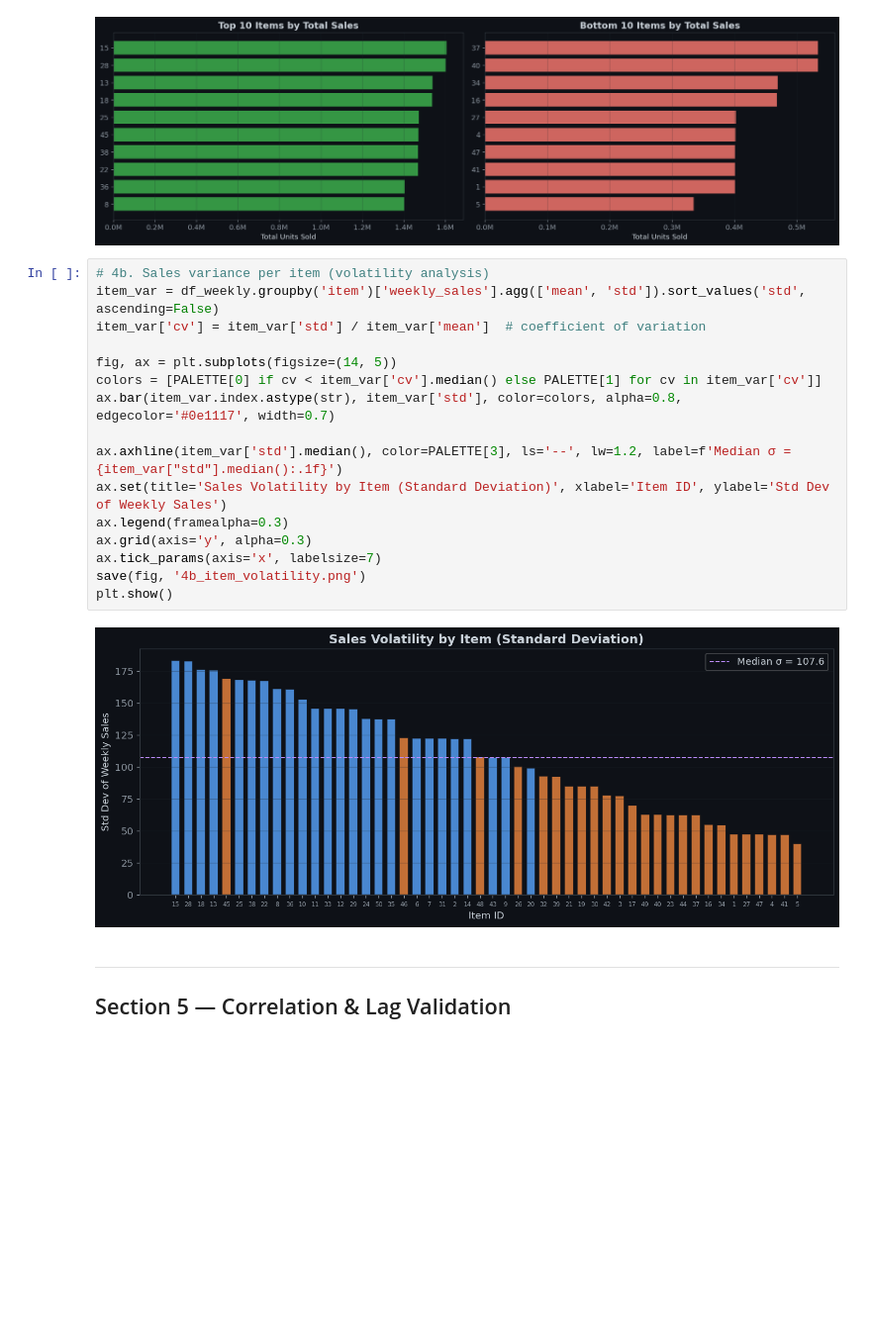
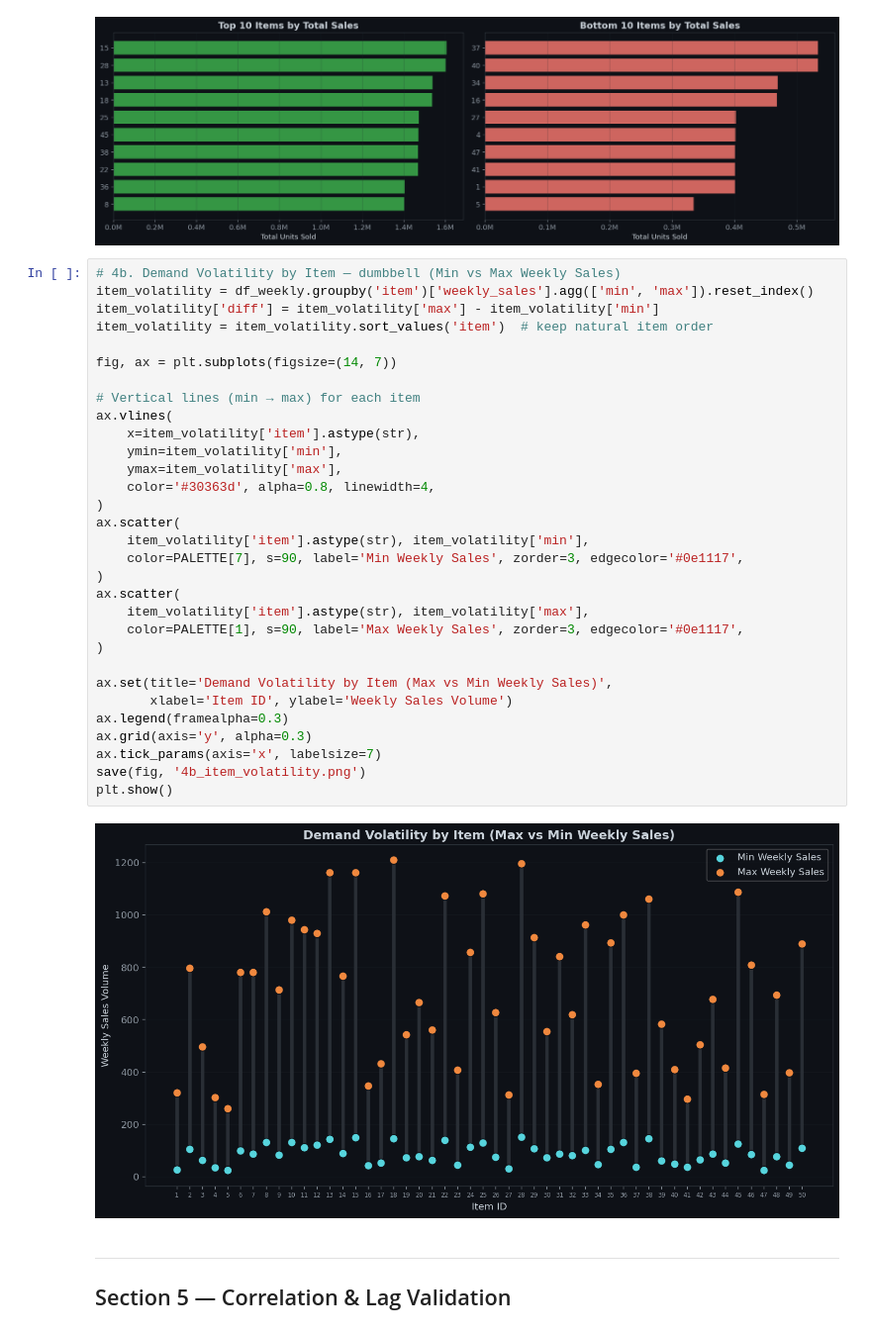
Before and after one commit to AhmedMohamady1/ecommerce-demand-forecasting, a Jupyter notebook: notebooks/01_eda.ipynb, the cells around one changed output. Shown at 99% size. Drawn from its saved outputs; the diff is of its cells as text; blank space fills up the shorter version.

Commit message:
refactor: cleanup EDA notebooks and organize purchase analysis plots

```diff
--- a/notebooks/01_eda.ipynb
+++ b/notebooks/01_eda.ipynb
@@ -277,23 +314,38 @@ plt.show()
 # %% [output]
 [figure]
 # %%
-# 4b. Sales variance per item (volatility analysis)
-item_var = df_weekly.groupby('item')['weekly_sales'].agg(['mean', 'std']).sort_values('std', ascending=False)
-item_var['cv'] = item_var['std'] / item_var['mean']  # coefficient of variation
+# 4b. Demand Volatility by Item — dumbbell (Min vs Max Weekly Sales)
+item_volatility = df_weekly.groupby('item')['weekly_sales'].agg(['min', 'max']).reset_index()
+item_volatility['diff'] = item_volatility['max'] - item_volatility['min']
+item_volatility = item_volatility.sort_values('item')  # keep natural item order
 
-fig, ax = plt.subplots(figsize=(14, 5))
-colors = [PALETTE[0] if cv < item_var['cv'].median() else PALETTE[1] for cv in item_var['cv']]
-ax.bar(item_var.index.astype(str), item_var['std'], color=colors, alpha=0.8, edgecolor='#0e1117', width=0.7)
+fig, ax = plt.subplots(figsize=(14, 7))
 
-ax.axhline(item_var['std'].median(), color=PALETTE[3], ls='--', lw=1.2, label=f'Median σ = {item_var["std"].median():.1f}')
-ax.set(title='Sales Volatility by Item (Standard Deviation)', xlabel='Item ID', ylabel='Std Dev of Weekly Sales')
+# Vertical lines (min → max) for each item
+ax.vlines(
+    x=item_volatility['item'].astype(str),
+    ymin=item_volatility['min'],
+    ymax=item_volatility['max'],
+    color='#30363d', alpha=0.8, linewidth=4,
+)
+ax.scatter(
+    item_volatility['item'].astype(str), item_volatility['min'],
+    color=PALETTE[7], s=90, label='Min Weekly Sales', zorder=3, edgecolor='#0e1117',
+)
+ax.scatter(
+    item_volatility['item'].astype(str), item_volatility['max'],
+    color=PALETTE[1], s=90, label='Max Weekly Sales', zorder=3, edgecolor='#0e1117',
+)
+
+ax.set(title='Demand Volatility by Item (Max vs Min Weekly Sales)',
+       xlabel='Item ID', ylabel='Weekly Sales Volume')
 ax.legend(framealpha=0.3)
 ax.grid(axis='y', alpha=0.3)
 ax.tick_params(axis='x', labelsize=7)
 save(fig, '4b_item_volatility.png')
 plt.show()
 # %% [output]
-[figure, old version]
+[figure, new version]
 # %% [markdown]
 ---
 ## Section 5 — Correlation & Lag Validation
```
Also changed, not shown: parts of 4 cells of this notebook, 10 other files.
